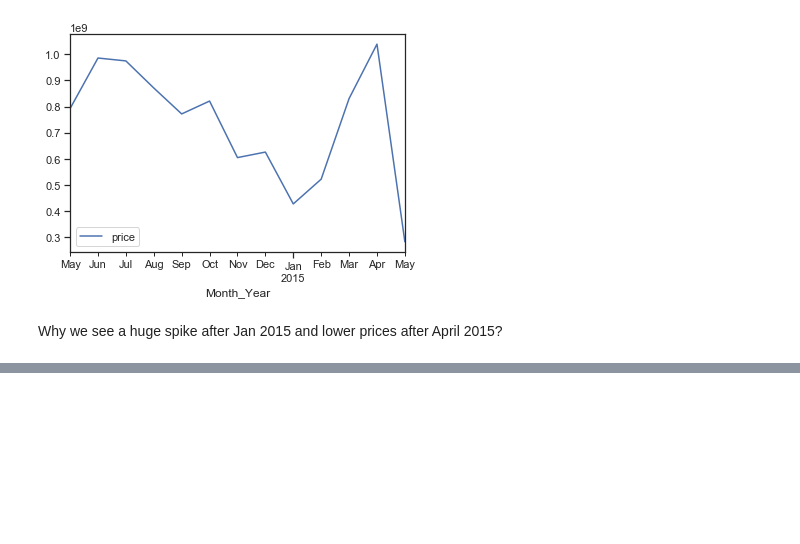
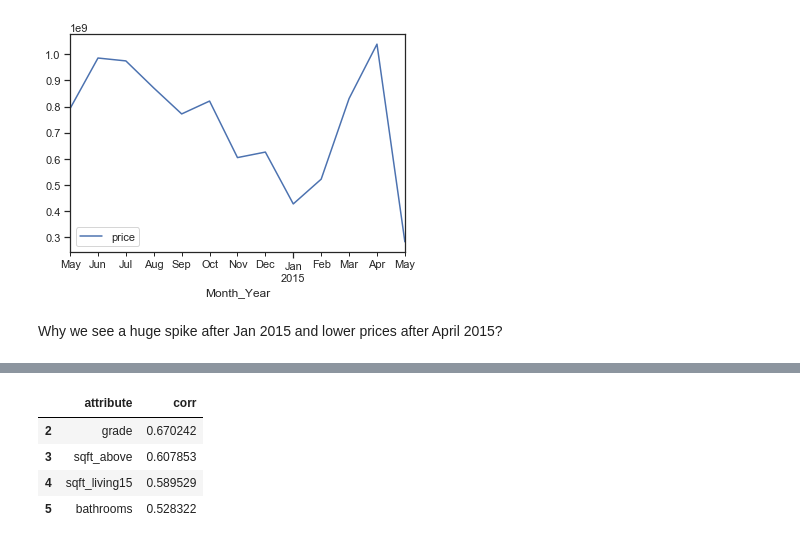
Before and after one commit to ruddysimon/ADS500B-Project, a Jupyter notebook: HouseSalesWashington.ipynb, the cells around one changed output, grey strips where cells are left out. Cells and saved outputs as stored; diff of their text form; code cells hidden in the pictures; blank space fills up the shorter version.

```diff
--- a/HouseSalesWashington.ipynb
+++ b/HouseSalesWashington.ipynb
@@ -377,0 +403,10 @@ As we can understand from the correlation matrix index, there is a significant a
+# %%
+# Moderate correlation is between 0.5 - 0.7
+moderate_price_corr = price_corrdf[(price_corrdf["corr"]>0.5) & (price_corrdf['corr']<0.7)]
+moderate_price_corr.rename(columns={'index':'attribute'})
+# %% [output]
+|  | attribute | corr |
+| 2 | grade | 0.670242 |
+| 3 | sqft_above | 0.607853 |
+| 4 | sqft_living15 | 0.589529 |
+| 5 | bathrooms | 0.528322 |
```
Also changed, not shown: parts of 5 cells of this notebook.
